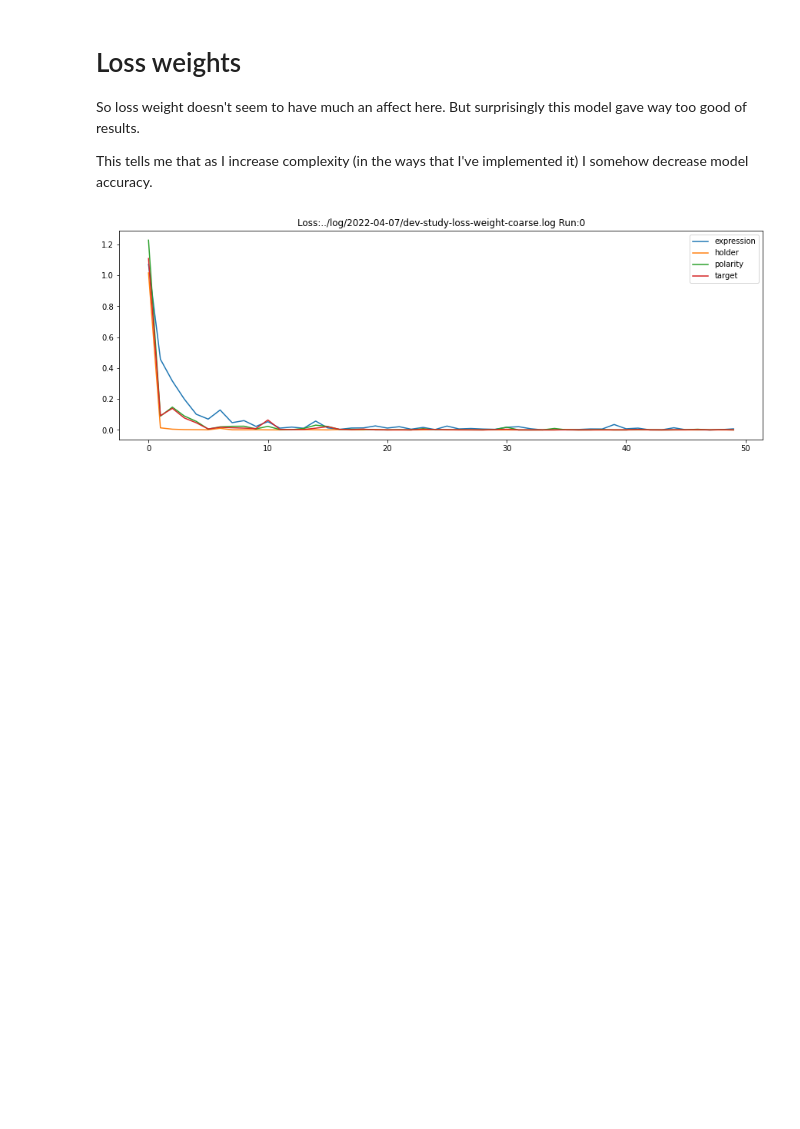
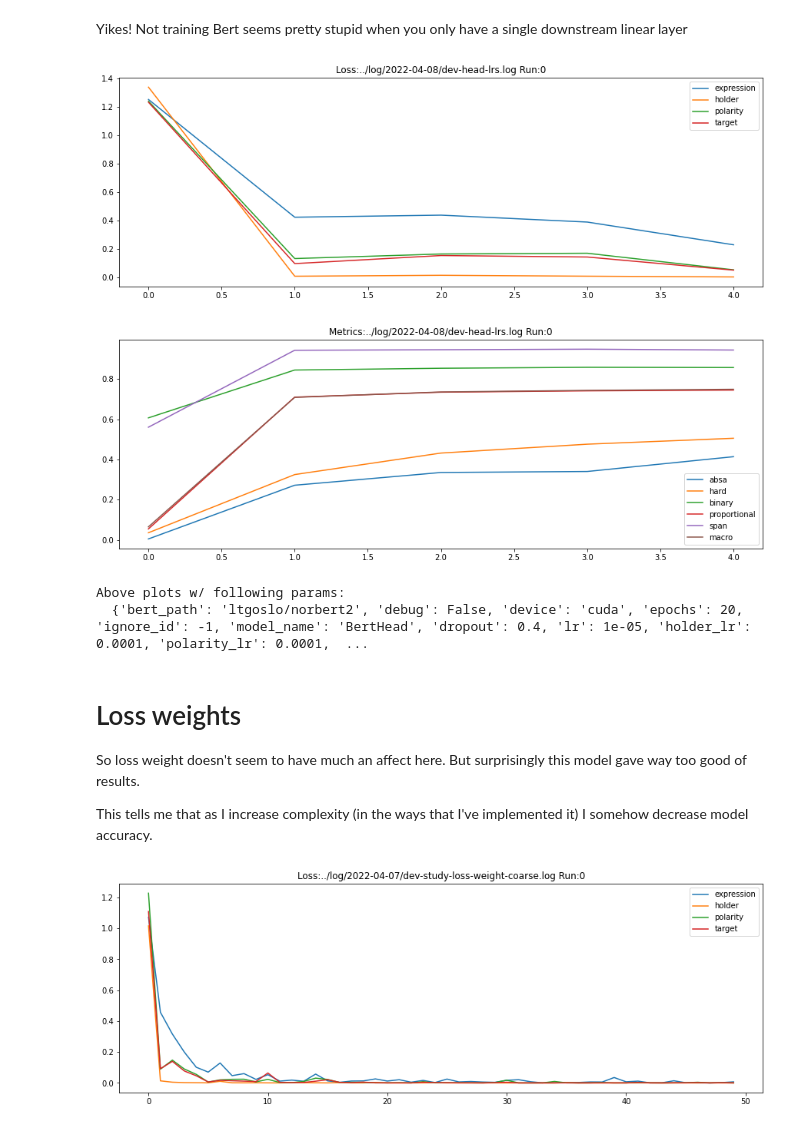
Before and after one commit to pmhalvor/fgsa, a Jupyter notebook: notebooks/hyper-head.ipynb, the cells around one changed output. Saved outputs shown, nothing was run; the diff lists cells and outputs as text; code cells hidden in the pictures; blank space fills up the shorter version.

```diff
--- a/notebooks/hyper-head.ipynb
+++ b/notebooks/hyper-head.ipynb
@@ -8,3 +24,12 @@ from src.plot import show_study_loss
+# %% [markdown]
+Yikes! Not training Bert seems pretty stupid when you only have a single downstream linear layer
+# %%
+lrs = show_study_loss("../log/2022-04-08/dev-head-lrs.log")
+# %% [output]
+[figure, added]
+[figure, added]
+Above plots w/ following params:
+  {'bert_path': 'ltgoslo/norbert2', 'debug': False, 'device': 'cuda', 'epochs': 20, 'ignore_id': -1, 'model_name': 'BertHead', 'dropout': 0.4, 'lr': 1e-05, 'holder_lr': 0.0001, 'polarity_lr': 0.0001,  ...
 # %% [markdown]
 # Loss weights
 
```
Also changed, not shown: parts of 4 cells of this notebook, 4 other files.
